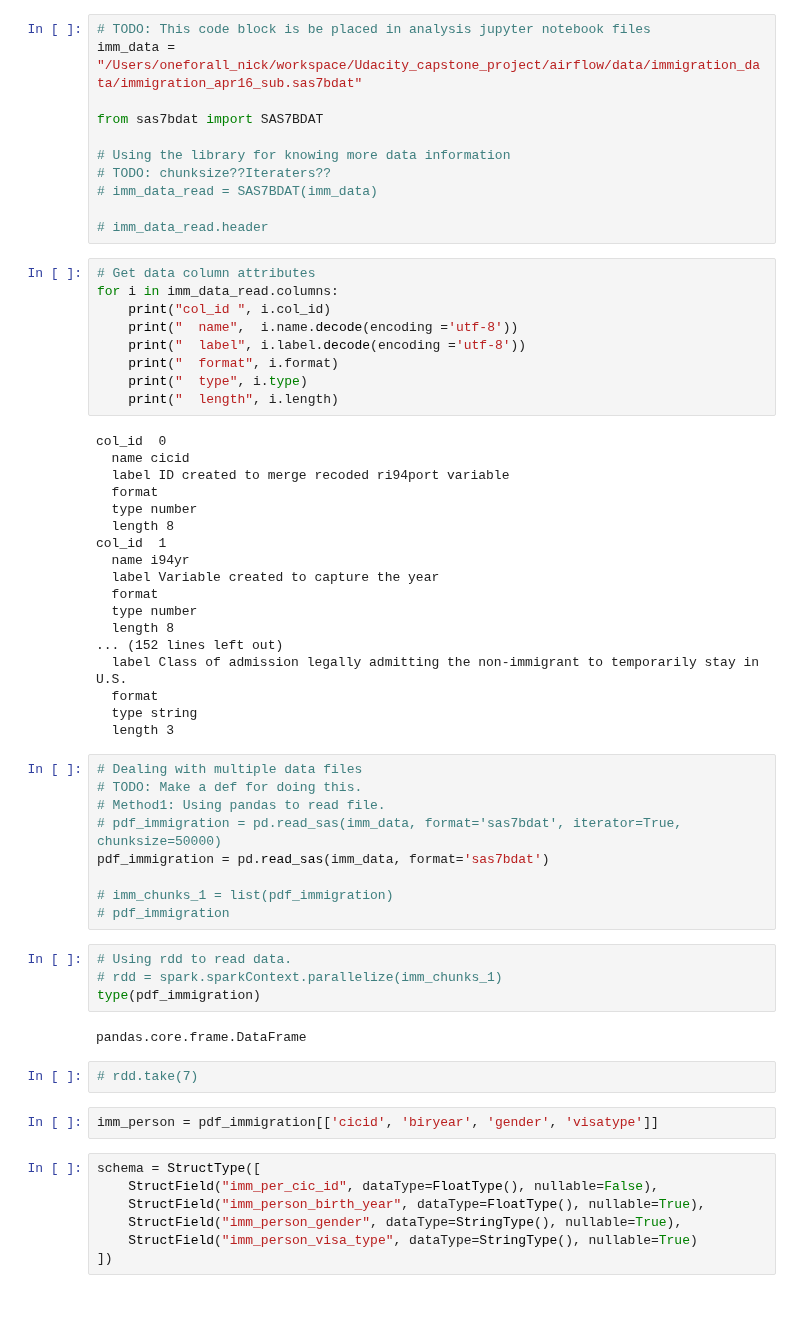
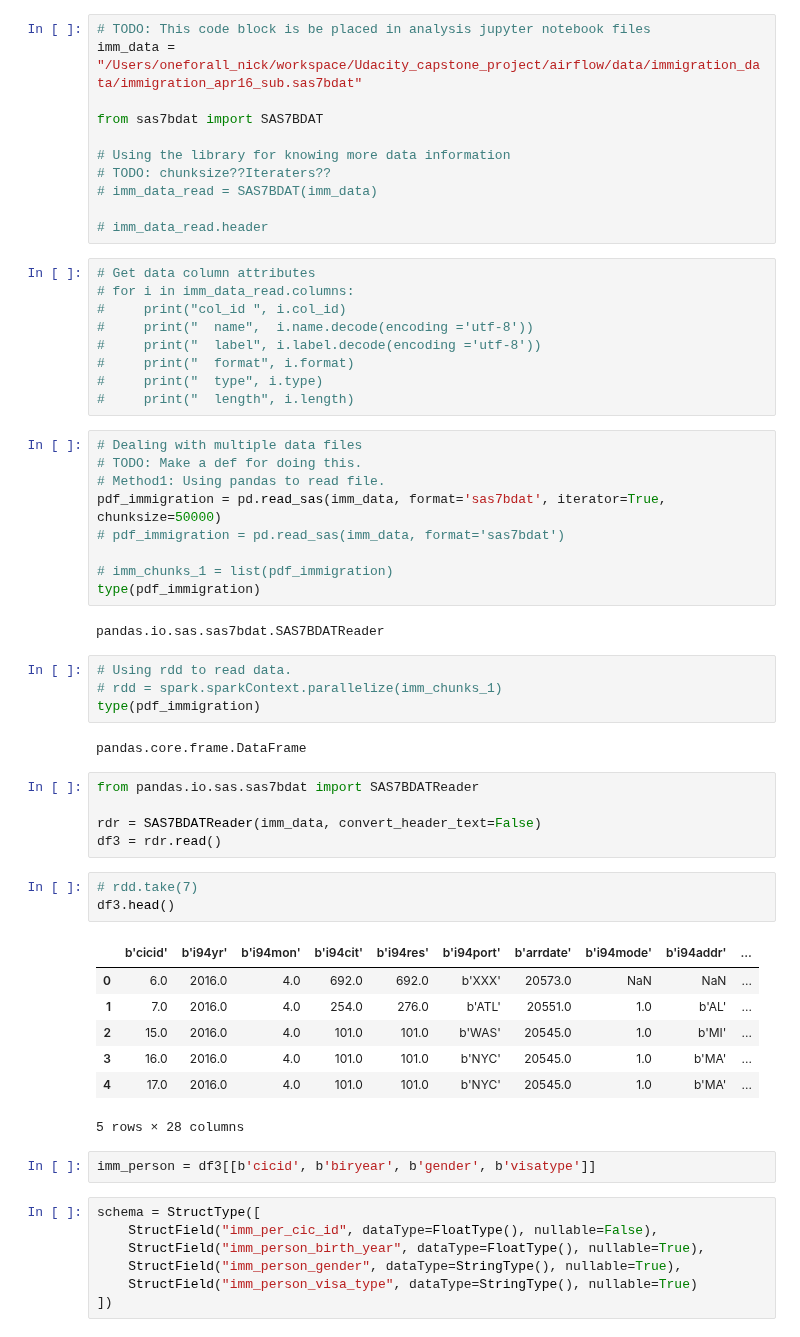
Before and after one commit to NickHuangbeauty/udacity_capstone_project, a Jupyter notebook: aws_emr_steps/practice_and_learn_aws_emr_process.ipynb, the cells around one changed output. Saved outputs shown, nothing was run; the diff lists cells and outputs as text; blank space fills up the shorter version.

```diff
--- a/aws_emr_steps/practice_and_learn_aws_emr_process.ipynb
+++ b/aws_emr_steps/practice_and_learn_aws_emr_process.ipynb
@@ -222,50 +221,48 @@ from sas7bdat import SAS7BDAT
 # imm_data_read.header
 # %%
 # Get data column attributes
-for i in imm_data_read.columns:
-    print("col_id ", i.col_id)
-    print("  name",  i.name.decode(encoding ='utf-8'))
-    print("  label", i.label.decode(encoding ='utf-8'))
-    print("  format", i.format)
-    print("  type", i.type)
-    print("  length", i.length)
+# for i in imm_data_read.columns:
+#     print("col_id ", i.col_id)
+#     print("  name",  i.name.decode(encoding ='utf-8'))
+#     print("  label", i.label.decode(encoding ='utf-8'))
+#     print("  format", i.format)
+#     print("  type", i.type)
+#     print("  length", i.length)
-# %% [output]
-col_id  0
-  name cicid
-  label ID created to merge recoded ri94port variable
-  format
-  type number
-  length 8
-col_id  1
-  name i94yr
-  label Variable created to capture the year
-  format
-  type number
-  length 8
-... (152 lines left out)
-  label Class of admission legally admitting the non-immigrant to temporarily stay in U.S.
-  format
-  type string
-  length 3
 # %%
 # Dealing with multiple data files
 # TODO: Make a def for doing this.
 # Method1: Using pandas to read file.
-# pdf_immigration = pd.read_sas(imm_data, format='sas7bdat', iterator=True, chunksize=50000)
-pdf_immigration = pd.read_sas(imm_data, format='sas7bdat')
+pdf_immigration = pd.read_sas(imm_data, format='sas7bdat', iterator=True, chunksize=50000)
+# pdf_immigration = pd.read_sas(imm_data, format='sas7bdat')
 
 # imm_chunks_1 = list(pdf_immigration)
-# pdf_immigration
+type(pdf_immigration)
+# %% [output]
+pandas.io.sas.sas7bdat.SAS7BDATReader
 # %%
 # Using rdd to read data.
 # rdd = spark.sparkContext.parallelize(imm_chunks_1)
 type(pdf_immigration)
 # %% [output]
 pandas.core.frame.DataFrame
+# %%
+from pandas.io.sas.sas7bdat import SAS7BDATReader
+
+rdr = SAS7BDATReader(imm_data, convert_header_text=False)
+df3 = rdr.read()
 # %%
 # rdd.take(7)
+df3.head()
+# %% [output]
+|  | b'cicid' | b'i94yr' | b'i94mon' | b'i94cit' | b'i94res' | b'i94port' | b'arrdate' | b'i94mode' | b'i94addr' | ... |
+| 0 | 6.0 | 2016.0 | 4.0 | 692.0 | 692.0 | b'XXX' | 20573.0 | NaN | NaN | ... |
+| 1 | 7.0 | 2016.0 | 4.0 | 254.0 | 276.0 | b'ATL' | 20551.0 | 1.0 | b'AL' | ... |
+| 2 | 15.0 | 2016.0 | 4.0 | 101.0 | 101.0 | b'WAS' | 20545.0 | 1.0 | b'MI' | ... |
+| 3 | 16.0 | 2016.0 | 4.0 | 101.0 | 101.0 | b'NYC' | 20545.0 | 1.0 | b'MA' | ... |
+| 4 | 17.0 | 2016.0 | 4.0 | 101.0 | 101.0 | b'NYC' | 20545.0 | 1.0 | b'MA' | ... |
+5 rows × 28 columns
 # %%
-imm_person = pdf_immigration[['cicid', 'biryear', 'gender', 'visatype']]
+imm_person = df3[[b'cicid', b'biryear', b'gender', b'visatype']]
 # %%
 schema = StructType([
     StructField("imm_per_cic_id", dataType=FloatType(), nullable=False),
```
Also changed, not shown: parts of 5 cells of this notebook.
